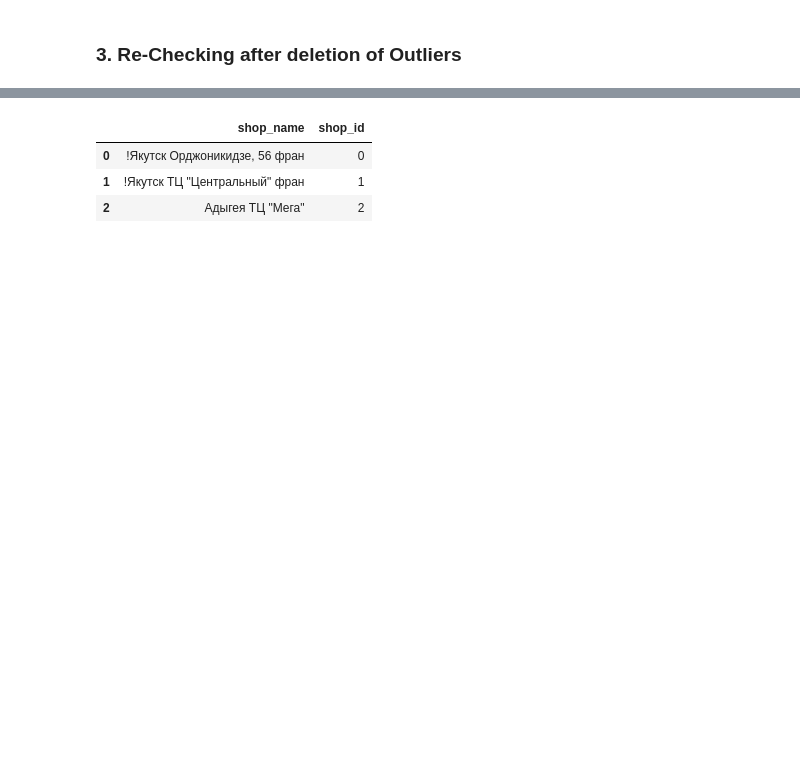
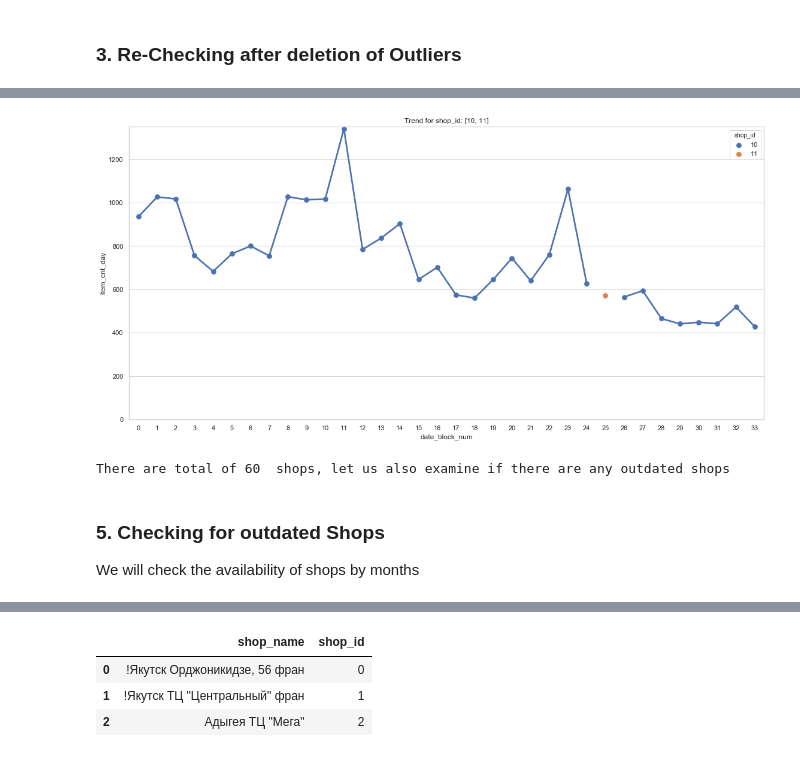
Before and after one commit to rfhussain/py4ds_final_project, a Jupyter notebook: src/cleaning.ipynb, the cells around one changed output, grey strips where cells are left out. Cells and saved outputs as stored; diff of their text form; code cells hidden in the pictures; blank space fills up the shorter version.

```diff
--- a/src/cleaning.ipynb
+++ b/src/cleaning.ipynb
@@ -96,0 +115,4 @@ sales_util = utils.SalesUtils('')
+# %%
+sales_util.plot_sales_trend([10,11],'shop_id', gb_shop)
+# %% [output]
+[figure, added]
@@ -96,0 +122,8 @@ sales_util = utils.SalesUtils('')
+# %%
+print('There are total of',df_shops.shop_id.nunique(),' shops, let us also examine if there are any outdated shops')
+# %% [output]
+There are total of 60  shops, let us also examine if there are any outdated shops
+# %% [markdown]
+### 5. Checking for outdated Shops
+
+We will check the availability of shops by months
```
Also changed, not shown: parts of 31 cells of this notebook, 2 other files.
